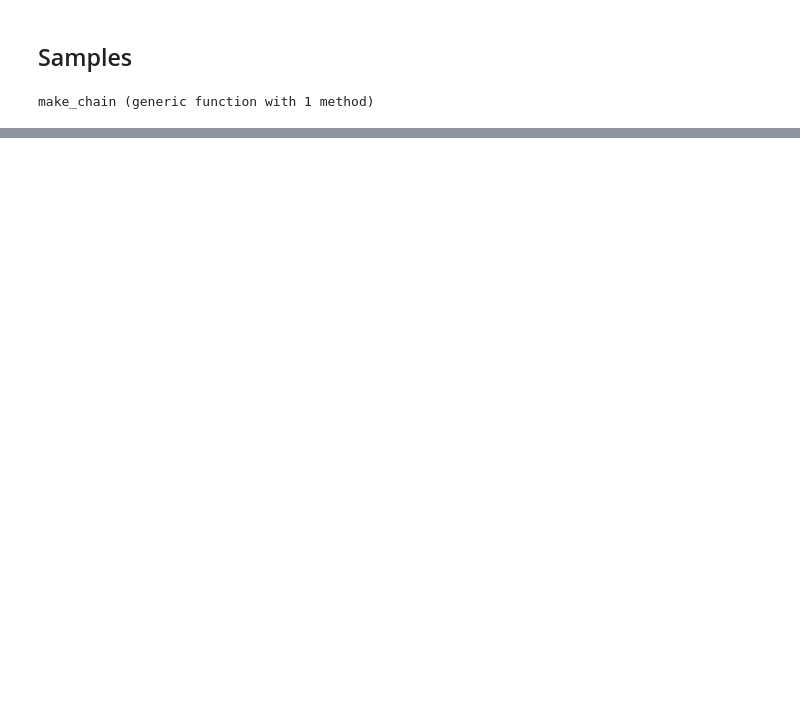
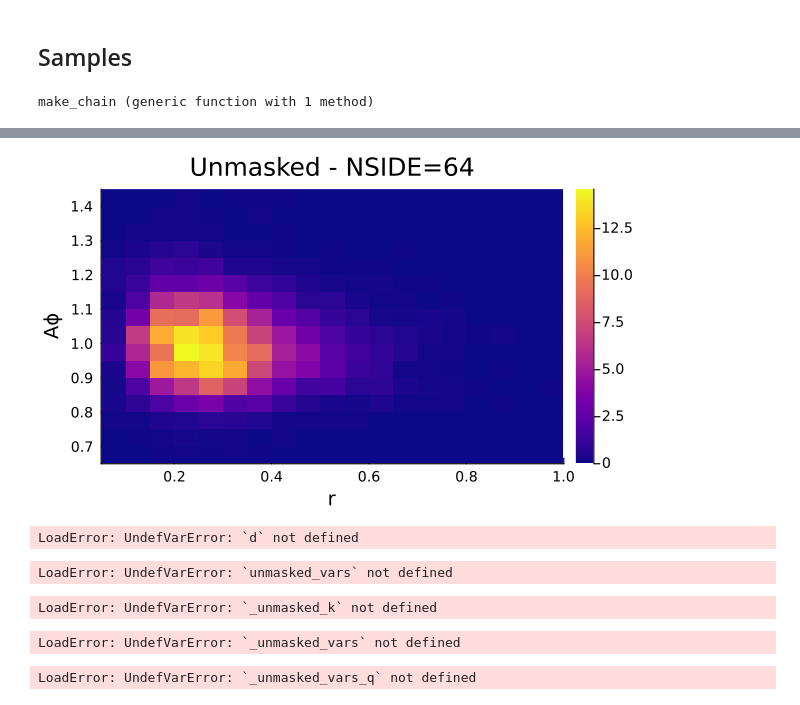
Before and after one commit to JaimeRZP/CMBLensing_MicroCanonicalHMC.jl, a Jupyter notebook: examples/Plotting.ipynb, the cells around one changed output, grey strips where cells are left out. Cells and saved outputs as stored; diff of their text form; code cells hidden in the pictures; blank space fills up the shorter version.

```diff
--- a/examples/Plotting.ipynb
+++ b/examples/Plotting.ipynb
@@ -40,0 +77,45 @@ masked_mchmc_chain = make_chain(masked_mchmc_samples);
+# %%
+histogram2d(unmasked_mchmc_chain[:r], unmasked_mchmc_chain[:Aϕ], bins=(20, 20), show_empty_bins=true,
+    normalize=:pdf, color=:plasma)
+title!("Unmasked - NSIDE=64")
+ylabel!("Aϕ")
+xlabel!("r")
+# %% [output]
+[figure, added]
+# %%
+unmasked_vars = var(unmasked_mchmc_samples, dims=2)[1:d]
+_unmasked_vars = var(unmasked_mchmc_samples, dims=2)[d+1:2*d];
+# %% [output]
+LoadError: UndefVarError: `d` not defined
+# %%
+unmasked_k = round(maximum(unmasked_vars)/minimum(unmasked_vars), digits=2)
+_unmasked_k = round(maximum(_unmasked_vars)/minimum(_unmasked_vars), digits=2);
+# %% [output]
+LoadError: UndefVarError: `unmasked_vars` not defined
+# %%
+plot(_unmasked_vars, title="Diag(cov) - Unmasked", label=string("Latent space --> K = ", _unmasked_k))
+plot!(unmasked_vars, label=string("Parameter space --> K = ", unmasked_k))
+# %% [output]
+LoadError: UndefVarError: `_unmasked_k` not defined
+# %%
+using CMBLensing: fit, Histogram, Weights
+_unmasked_vars_q = _unmasked_vars[1:Int((d-2)/3)]
+_unmasked_vars_u = _unmasked_vars[Int((d-2)/3)+1:Int(2*(d-2)/3)];
+# %% [output]
+LoadError: UndefVarError: `_unmasked_vars` not defined
+# %%
+hist_vars_q = fit(Histogram, vec(dist_mat), Weights(_unmasked_vars_q), range(0,13,length=20)).weights
+hist_vars_q ./= fit(Histogram, vec(dist_mat), Weights(ones(length(_unmasked_vars_q))), range(0,13,length=20)).weights
+hist_vars_u = fit(Histogram, vec(dist_mat), Weights(_unmasked_vars_u), range(0,13,length=20)).weights
+hist_vars_u ./= fit(Histogram, vec(dist_mat), Weights(ones(length(_unmasked_vars_q))), range(0,13,length=20)).weights
+plot(0.0:0.6842105263157895:13.0, hist_vars_q, seriestype=:scatter,
+     xlabel="distance to edge",
+     ylabel="variance of pixel",
+     label="Q-field",
+     title="Unmasked")
+plot!(0.0:0.6842105263157895:13.0, hist_vars_u, seriestype=:scatter,
+     xlabel="distance to edge",
+     ylabel="variance of pixel",
+     label="U-field")
+# %% [output]
+LoadError: UndefVarError: `_unmasked_vars_q` not defined
```
Also changed, not shown: parts of 28 cells of this notebook.
